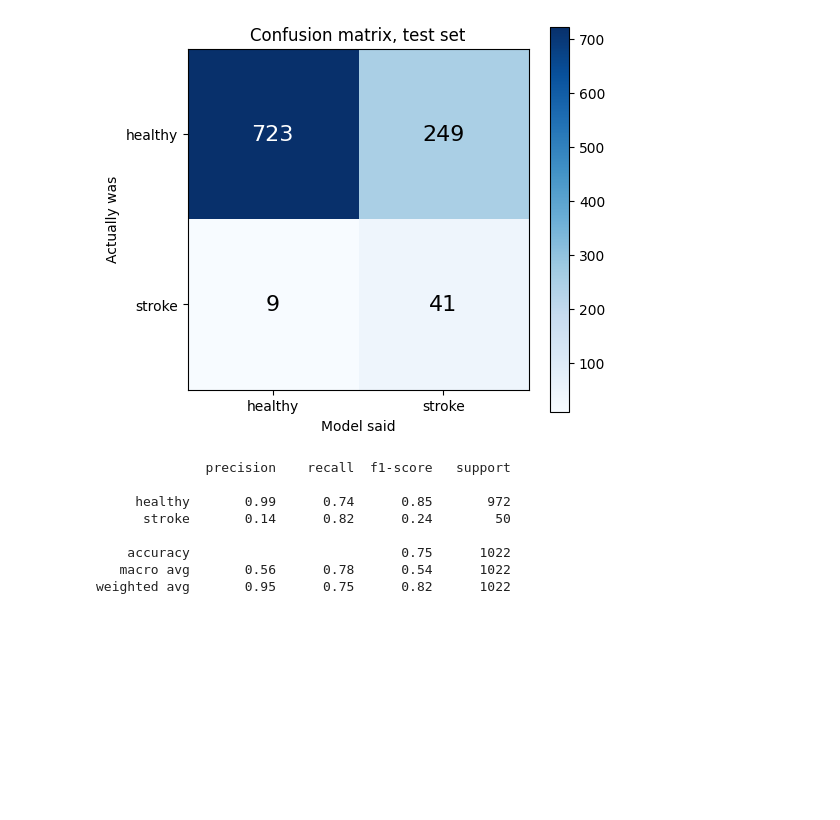
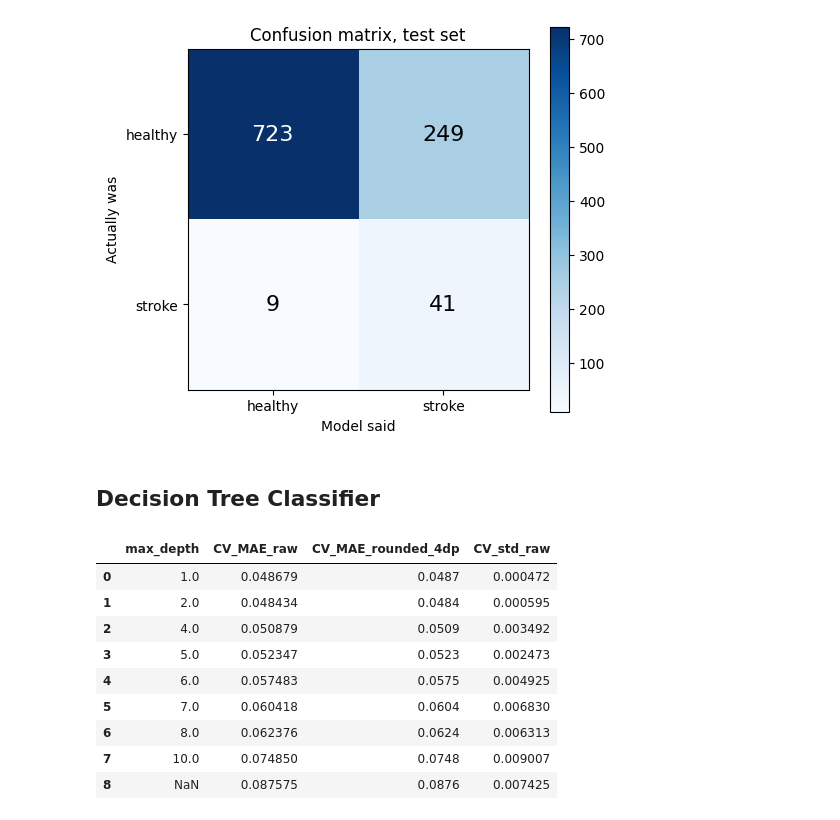
Before and after one commit to Paulelo/Capstone_project, a Jupyter notebook: group_28_capstone.ipynb, the cells around one changed output. Drawn from its saved outputs; the diff is of its cells as text; code cells hidden in the pictures; blank space fills up the shorter version.

```diff
--- a/group_28_capstone.ipynb
+++ b/group_28_capstone.ipynb
@@ -820,14 +834,34 @@ plt.colorbar(im)
 plt.show()
 # %% [output]
 [figure]
-# %%
-print(classification_report(yd_test, y_pred, target_names=['healthy', 'stroke']))
-# %% [output]
-              precision    recall  f1-score   support
-
-     healthy       0.99      0.74      0.85       972
-      stroke       0.14      0.82      0.24        50
-
-    accuracy                           0.75      1022
-   macro avg       0.56      0.78      0.54      1022
-weighted avg       0.95      0.75      0.82      1022
+# %% [markdown]
+## Decision Tree Classifier
+# %%
+# Using Cross Validation to determine the max depth of the tree
+
+cv_depth = [1, 2, 4, 5, 6, 7, 8, 10, None]
+cv_rows = []
+for d in cv_depth:
+  t = DecisionTreeClassifier(max_depth=d, random_state=42)
+
+  scores = cross_val_score(t, Xd_train, yd_train, cv=5, scoring='neg_mean_absolute_error')
+  mae_scores = -scores
+  cv_rows.append({
+      "max_depth": d,
+      "CV_MAE_raw": mae_scores.mean(),
+      "CV_MAE_rounded_4dp": round(mae_scores.mean(), 4),
+      "CV_std_raw": mae_scores.std()
+  })
+
+pd.DataFrame(cv_rows)
+# %% [output]
+|  | max_depth | CV_MAE_raw | CV_MAE_rounded_4dp | CV_std_raw |
+| 0 | 1.0 | 0.048679 | 0.0487 | 0.000472 |
+| 1 | 2.0 | 0.048434 | 0.0484 | 0.000595 |
+| 2 | 4.0 | 0.050879 | 0.0509 | 0.003492 |
+| 3 | 5.0 | 0.052347 | 0.0523 | 0.002473 |
+| 4 | 6.0 | 0.057483 | 0.0575 | 0.004925 |
+| 5 | 7.0 | 0.060418 | 0.0604 | 0.006830 |
+| 6 | 8.0 | 0.062376 | 0.0624 | 0.006313 |
+| 7 | 10.0 | 0.074850 | 0.0748 | 0.009007 |
+| 8 | NaN | 0.087575 | 0.0876 | 0.007425 |
```
Also changed, not shown: parts of 9 cells of this notebook.
